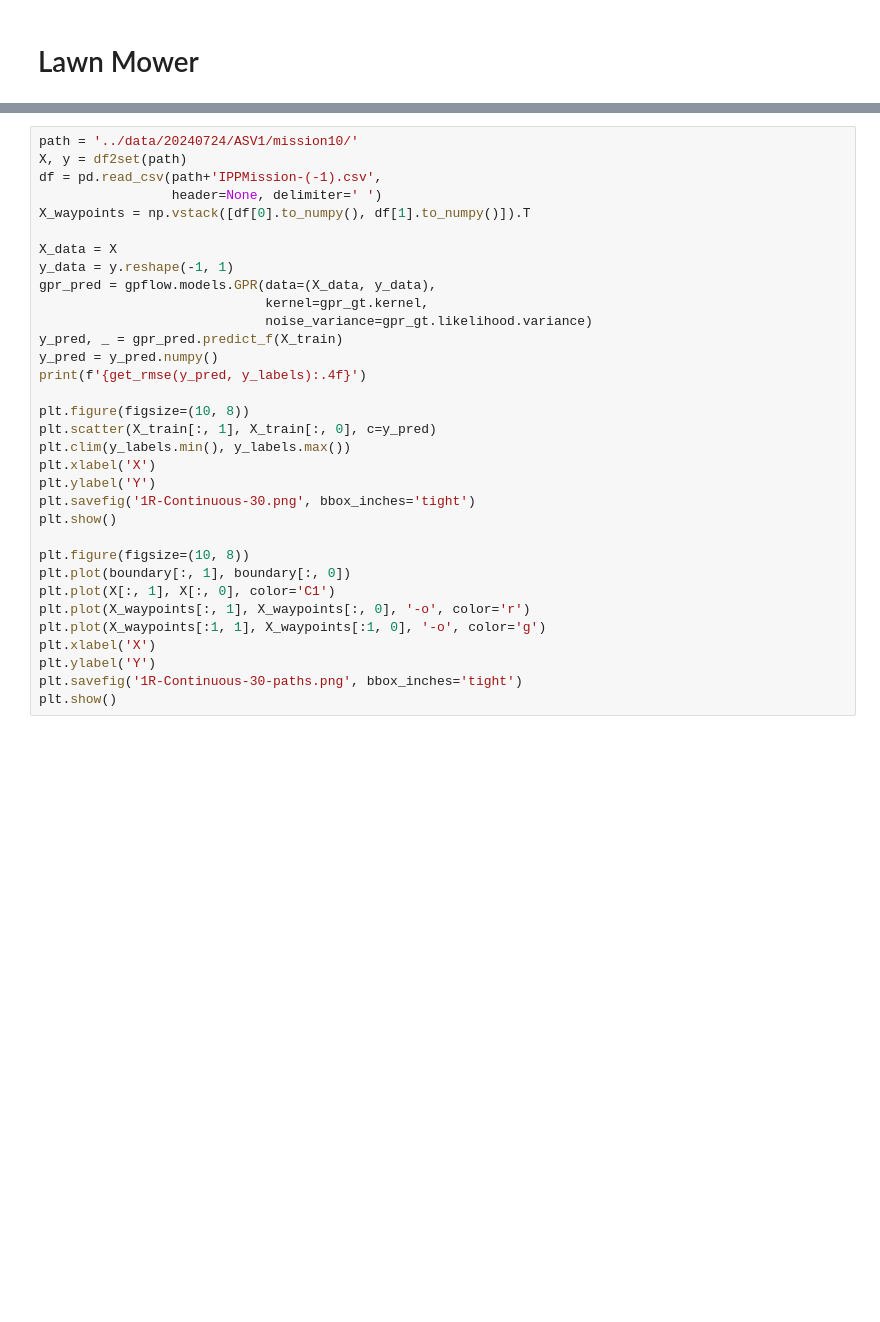
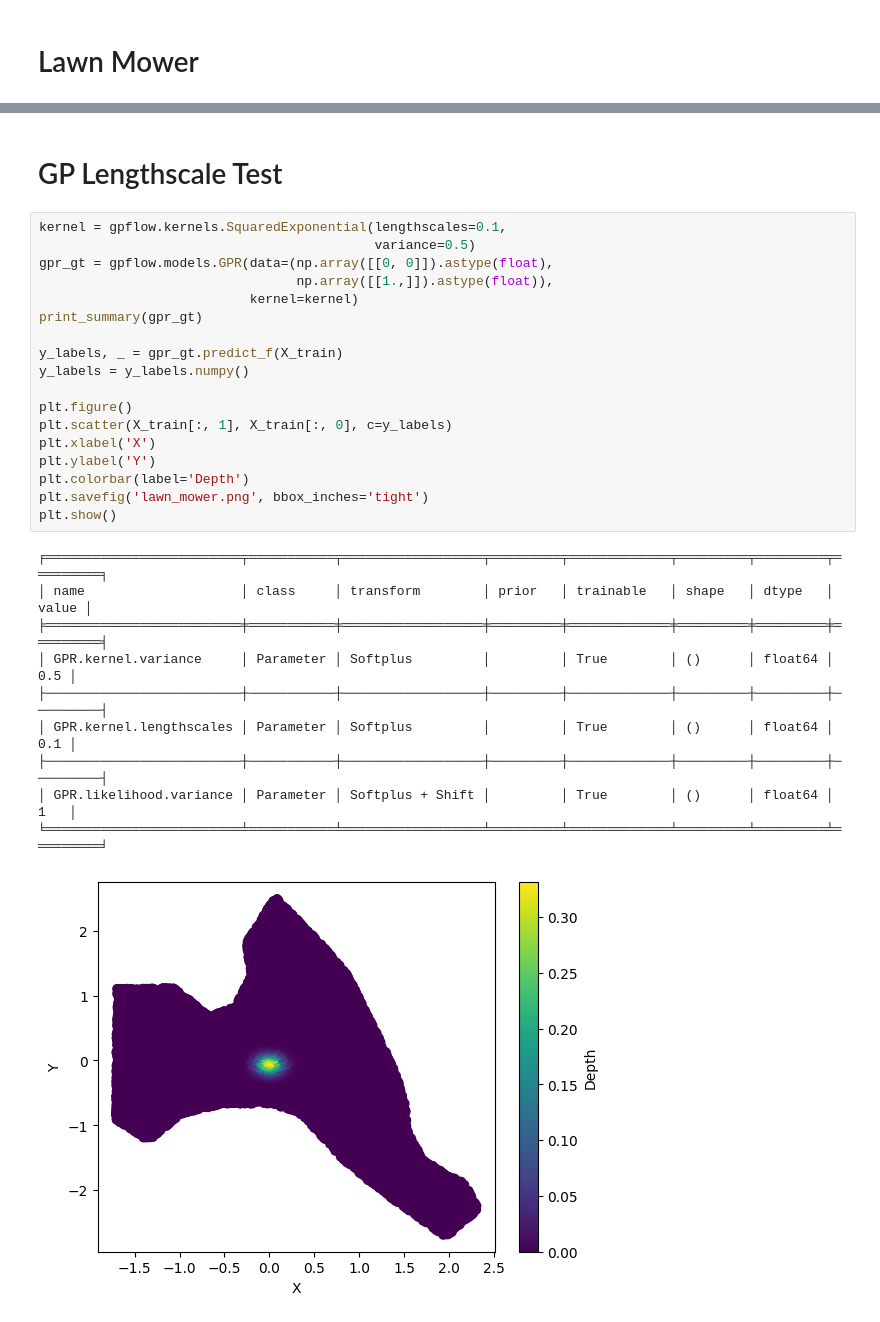
Before and after one commit to itskalvik/ros_sgp_tools, a Jupyter notebook: scripts/postprocess.ipynb, the cells around one changed output, grey strips where cells are left out. Drawn from its saved outputs; the diff is of its cells as text; blank space fills up the shorter version.

```diff
--- a/scripts/postprocess.ipynb
+++ b/scripts/postprocess.ipynb
@@ -210,33 +116,31 @@ plt.show()
-# %%
-path = '../data/20240724/ASV1/mission10/'
-X, y = df2set(path)
-df = pd.read_csv(path+'IPPMission-(-1).csv',
-                 header=None, delimiter=' ')
-X_waypoints = np.vstack([df[0].to_numpy(), df[1].to_numpy()]).T
-
-X_data = X
-y_data = y.reshape(-1, 1)
-gpr_pred = gpflow.models.GPR(data=(X_data, y_data),
-                             kernel=gpr_gt.kernel,
-                             noise_variance=gpr_gt.likelihood.variance)
-y_pred, _ = gpr_pred.predict_f(X_train)
-y_pred = y_pred.numpy()
-print(f'{get_rmse(y_pred, y_labels):.4f}')
-
-plt.figure(figsize=(10, 8))
-plt.scatter(X_train[:, 1], X_train[:, 0], c=y_pred)
-plt.clim(y_labels.min(), y_labels.max())
-plt.xlabel('X')
-plt.ylabel('Y')
-plt.savefig('1R-Continuous-30.png', bbox_inches='tight')
-plt.show()
-
-plt.figure(figsize=(10, 8))
-plt.plot(boundary[:, 1], boundary[:, 0])
-plt.plot(X[:, 1], X[:, 0], color='C1')
-plt.plot(X_waypoints[:, 1], X_waypoints[:, 0], '-o', color='r')
-plt.plot(X_waypoints[:1, 1], X_waypoints[:1, 0], '-o', color='g')
-plt.xlabel('X')
-plt.ylabel('Y')
-plt.savefig('1R-Continuous-30-paths.png', bbox_inches='tight')
-plt.show()
+# %% [markdown]
+# GP Lengthscale Test
+# %%
+kernel = gpflow.kernels.SquaredExponential(lengthscales=0.1,
+                                           variance=0.5)
+gpr_gt = gpflow.models.GPR(data=(np.array([[0, 0]]).astype(float),
+                                 np.array([[1.,]]).astype(float)),
+                           kernel=kernel)
+print_summary(gpr_gt)
+
+y_labels, _ = gpr_gt.predict_f(X_train)
+y_labels = y_labels.numpy()
+
+plt.figure()
+plt.scatter(X_train[:, 1], X_train[:, 0], c=y_labels)
+plt.xlabel('X')
+plt.ylabel('Y')
+plt.colorbar(label='Depth')
+plt.savefig('lawn_mower.png', bbox_inches='tight')
+plt.show()
+# %% [output]
+╒═════════════════════════╤═══════════╤══════════════════╤═════════╤═════════════╤═════════╤═════════╤═════════╕
+│ name                    │ class     │ transform        │ prior   │ trainable   │ shape   │ dtype   │   value │
+╞═════════════════════════╪═══════════╪══════════════════╪═════════╪═════════════╪═════════╪═════════╪═════════╡
+│ GPR.kernel.variance     │ Parameter │ Softplus         │         │ True        │ ()      │ float64 │     0.5 │
+├─────────────────────────┼───────────┼──────────────────┼─────────┼─────────────┼─────────┼─────────┼─────────┤
+│ GPR.kernel.lengthscales │ Parameter │ Softplus         │         │ True        │ ()      │ float64 │     0.1 │
+├─────────────────────────┼───────────┼──────────────────┼─────────┼─────────────┼─────────┼─────────┼─────────┤
+│ GPR.likelihood.variance │ Parameter │ Softplus + Shift │         │ True        │ ()      │ float64 │     1   │
+╘═════════════════════════╧═══════════╧══════════════════╧═════════╧═════════════╧═════════╧═════════╧═════════╛
+[figure, added]
```
Also changed, not shown: parts of 20 cells of this notebook, 2 other files.
